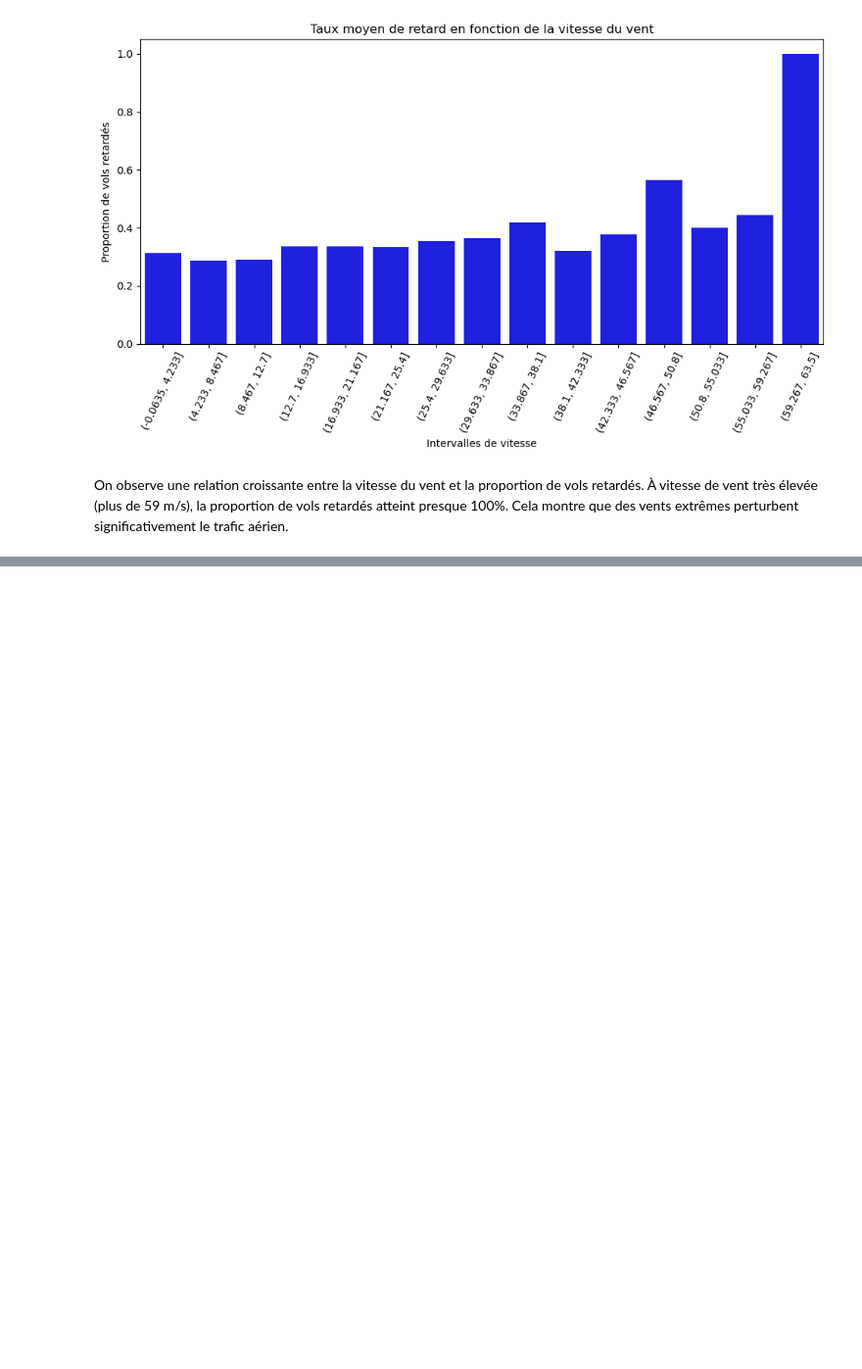
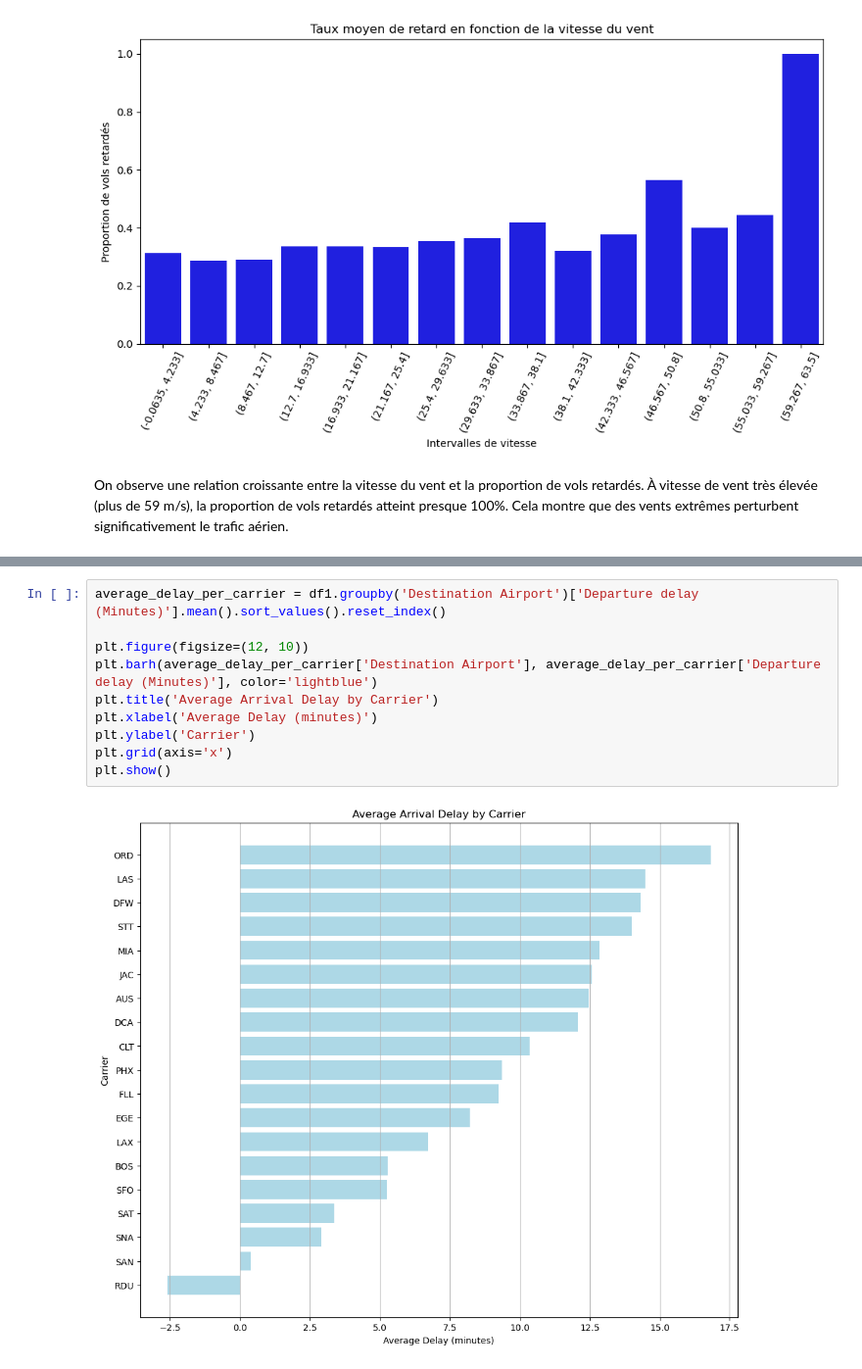
Before and after one commit to OUALYoss/Projet_Python-pour-la-data-science, a Jupyter notebook: Code_.ipynb, the cells around one changed output, grey strips where cells are left out. Shown at 98% size. Cells and saved outputs as stored; diff of their text form; blank space fills up the shorter version.

```diff
--- a/Code_.ipynb
+++ b/Code_.ipynb
@@ -994,0 +1022,12 @@ On observe une relation croissante entre la vitesse du vent et la proportion de
+# %%
+average_delay_per_carrier = df1.groupby('Destination Airport')['Departure delay (Minutes)'].mean().sort_values().reset_index()
+
+plt.figure(figsize=(12, 10))
+plt.barh(average_delay_per_carrier['Destination Airport'], average_delay_per_carrier['Departure delay (Minutes)'], color='lightblue')
+plt.title('Average Arrival Delay by Carrier')
+plt.xlabel('Average Delay (minutes)')
+plt.ylabel('Carrier')
+plt.grid(axis='x')
+plt.show()
+# %% [output]
+[figure, added]
```
Also changed, not shown: parts of 9 cells of this notebook, 3 other files.
